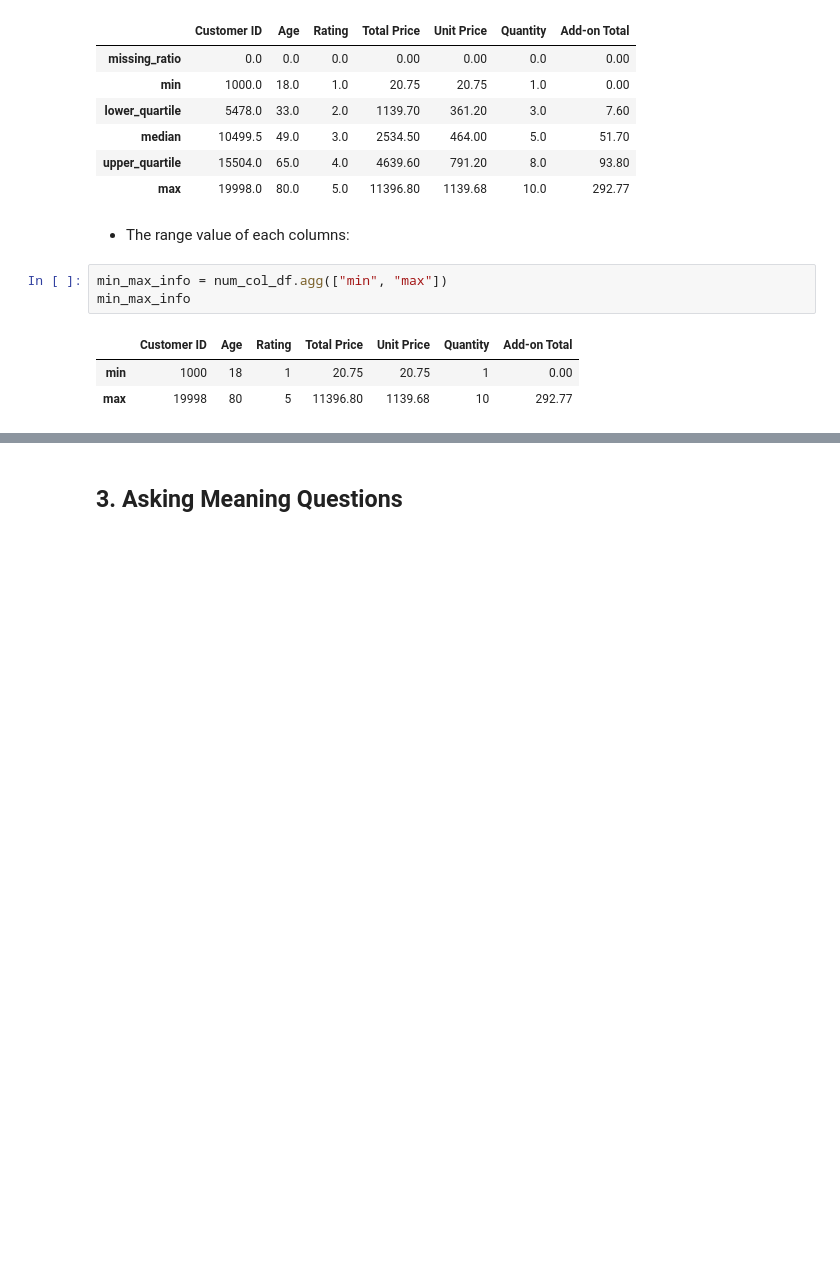
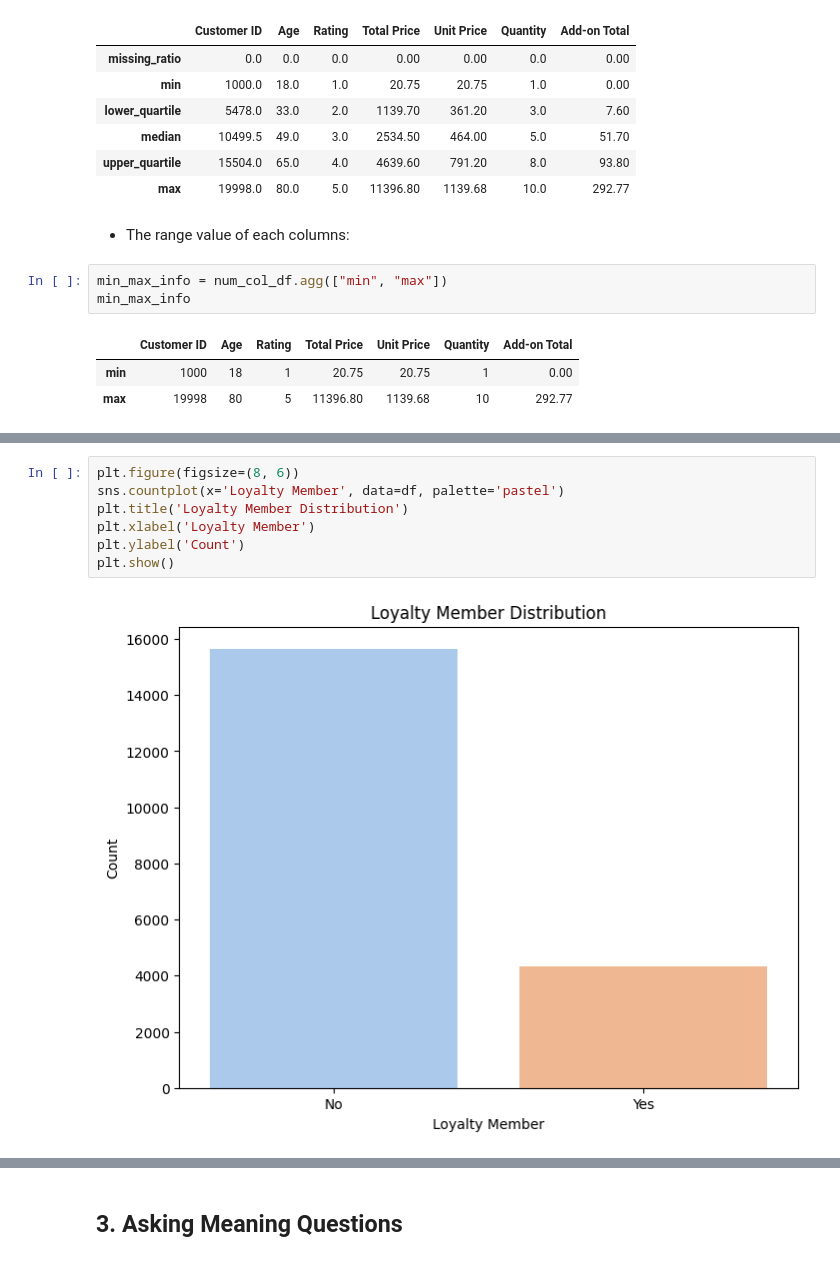
Before and after one commit to LtnLinh/CSC17104-Programming-for-Data-Science, a Jupyter notebook: Notebook.ipynb, the cells around one changed output, grey strips where cells are left out. Cells and saved outputs as stored; diff of their text form; blank space fills up the shorter version.

```diff
--- a/Notebook.ipynb
+++ b/Notebook.ipynb
@@ -293,0 +345,9 @@ plt.show()
+# %%
+plt.figure(figsize=(8, 6))
+sns.countplot(x='Loyalty Member', data=df, palette='pastel')
+plt.title('Loyalty Member Distribution')
+plt.xlabel('Loyalty Member')
+plt.ylabel('Count')
+plt.show()
+# %% [output]
+[figure, added]
```
Also changed, not shown: parts of 29 cells of this notebook.
